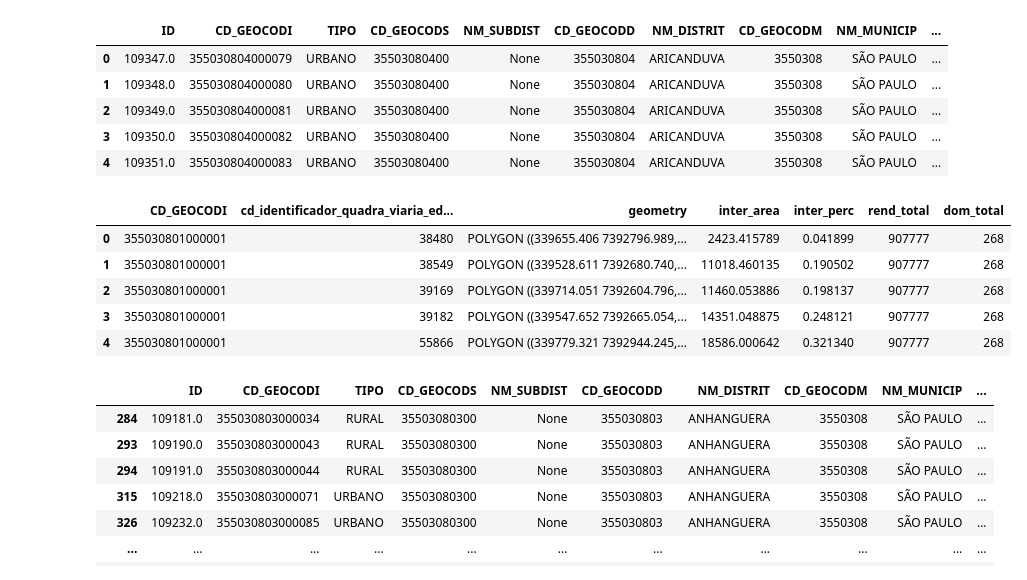
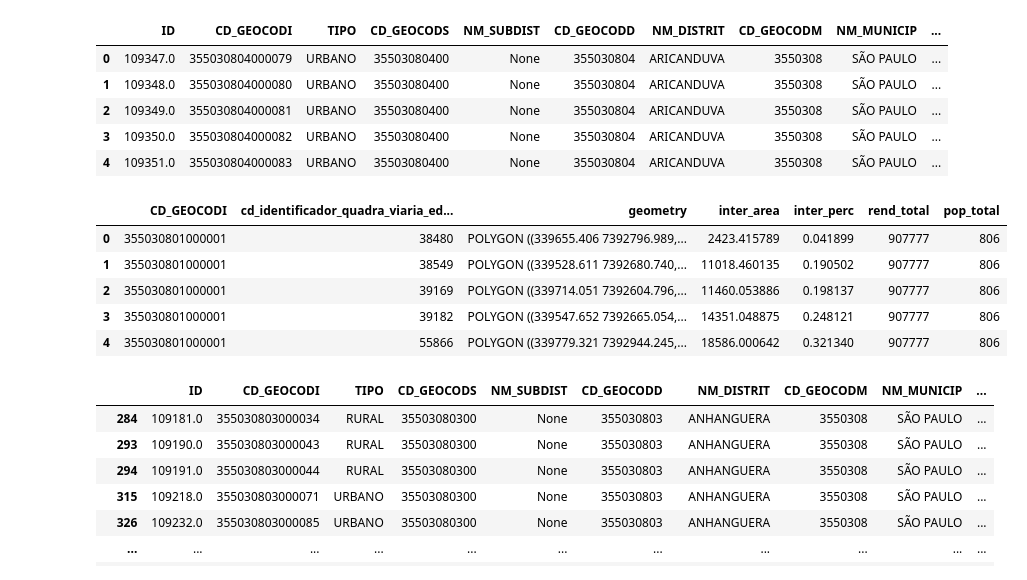
Before and after one commit to sepep-pmsp/compatibilizacao-setores-censitarios, a Jupyter notebook: 11 Quadras viárias como base geométrica.ipynb, the cells around one changed output. Saved outputs shown, nothing was run; the diff lists cells and outputs as text; code cells hidden in the pictures.

```diff
--- a/11 Quadras viárias como base geométrica.ipynb
+++ b/11 Quadras viárias como base geométrica.ipynb
@@ -1227,16 +1216,16 @@ setores10.head()
 | 4 | 109351.0 | 355030804000083 | URBANO | 35503080400 | None | 355030804 | ARICANDUVA | 3550308 | SÃO PAULO | ... |
 # %%
 est_renda = (
-    sim_10.merge(setores10[['CD_GEOCODI', 'rend_total', 'dom_total']])
+    sim_10.merge(setores10[['CD_GEOCODI', 'rend_total', 'pop_total']])
 )
 est_renda.head()
 # %% [output]
-|  | CD_GEOCODI | cd_identificador_quadra_viaria_ed... | geometry | inter_area | inter_perc | rend_total | dom_total |
-| 0 | 355030801000001 | 38480 | POLYGON ((339655.406 7392796.989,... | 2423.415789 | 0.041899 | 907777 | 268 |
-| 1 | 355030801000001 | 38549 | POLYGON ((339528.611 7392680.740,... | 11018.460135 | 0.190502 | 907777 | 268 |
-| 2 | 355030801000001 | 39169 | POLYGON ((339714.051 7392604.796,... | 11460.053886 | 0.198137 | 907777 | 268 |
-| 3 | 355030801000001 | 39182 | POLYGON ((339547.652 7392665.054,... | 14351.048875 | 0.248121 | 907777 | 268 |
-| 4 | 355030801000001 | 55866 | POLYGON ((339779.321 7392944.245,... | 18586.000642 | 0.321340 | 907777 | 268 |
+|  | CD_GEOCODI | cd_identificador_quadra_viaria_ed... | geometry | inter_area | inter_perc | rend_total | pop_total |
+| 0 | 355030801000001 | 38480 | POLYGON ((339655.406 7392796.989,... | 2423.415789 | 0.041899 | 907777 | 806 |
+| 1 | 355030801000001 | 38549 | POLYGON ((339528.611 7392680.740,... | 11018.460135 | 0.190502 | 907777 | 806 |
+| 2 | 355030801000001 | 39169 | POLYGON ((339714.051 7392604.796,... | 11460.053886 | 0.198137 | 907777 | 806 |
+| 3 | 355030801000001 | 39182 | POLYGON ((339547.652 7392665.054,... | 14351.048875 | 0.248121 | 907777 | 806 |
+| 4 | 355030801000001 | 55866 | POLYGON ((339779.321 7392944.245,... | 18586.000642 | 0.321340 | 907777 | 806 |
 # %%
 setores10[setores10['rend_total'].isna()]
 # %% [output]
```
Also changed, not shown: parts of 21 cells of this notebook.
